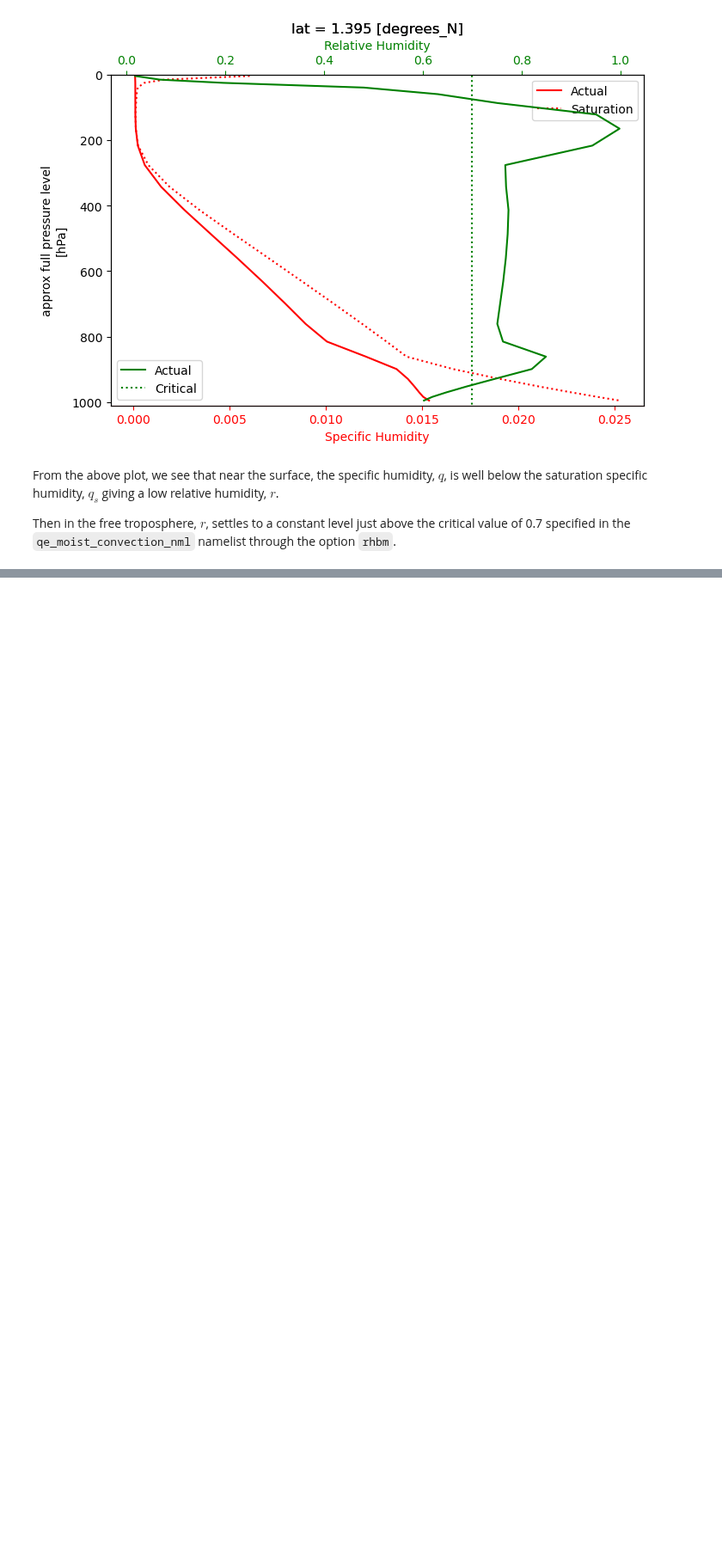
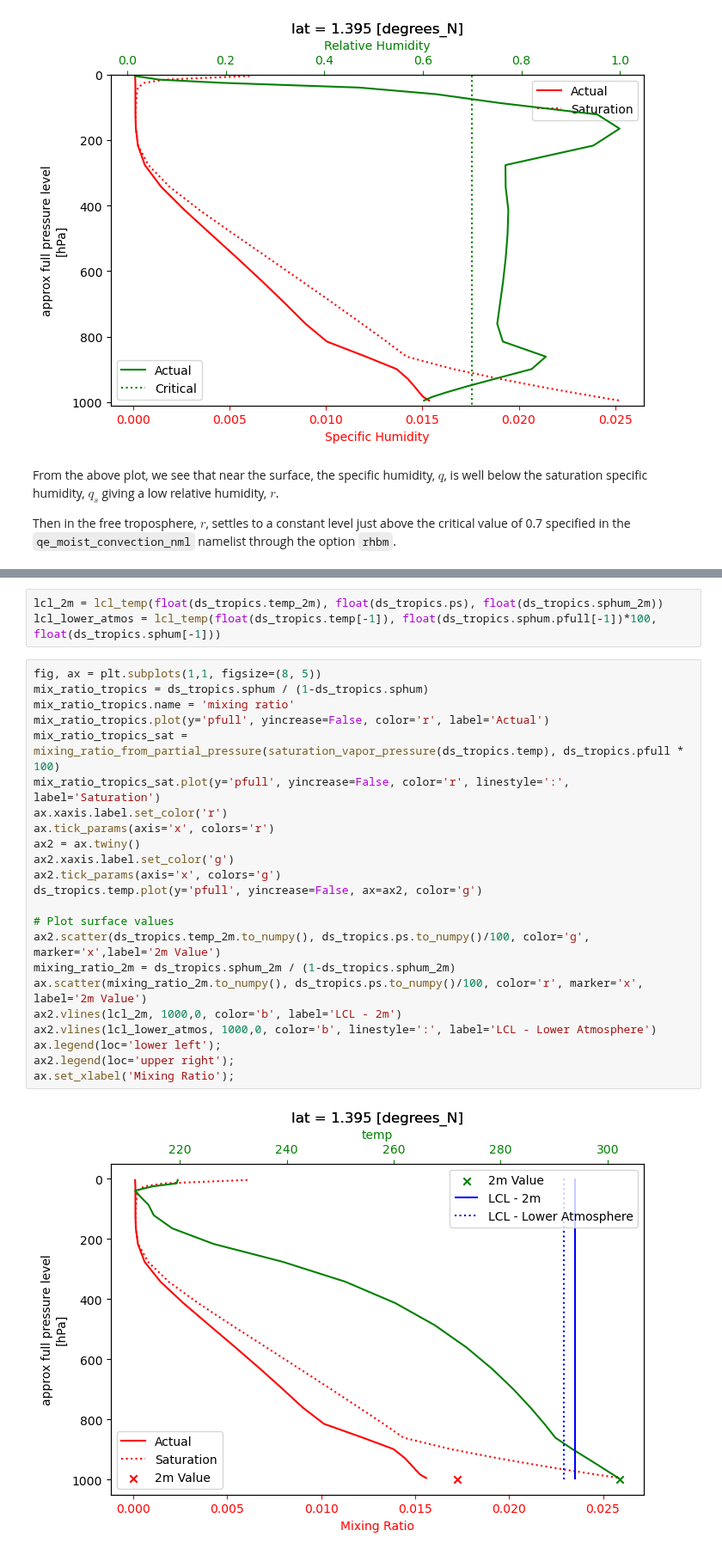
Before and after one commit to jduffield65/Isca, a Jupyter notebook: jobs/convective_coupling/aquaplanet/d5_sphum/sphum_analysis.ipynb, the cells around one changed output, grey strips where cells are left out. Shown at 86% size. Drawn from its saved outputs; the diff is of its cells as text; blank space fills up the shorter version.

```diff
--- a/jobs/convective_coupling/aquaplanet/d5_sphum/sphum_analysis.ipynb
+++ b/jobs/convective_coupling/aquaplanet/d5_sphum/sphum_analysis.ipynb
@@ -99,0 +107,28 @@ ax.set_title('Time and Zonal mean Moist Static Energy distribution');
+# %%
+lcl_2m = lcl_temp(float(ds_tropics.temp_2m), float(ds_tropics.ps), float(ds_tropics.sphum_2m))
+lcl_lower_atmos = lcl_temp(float(ds_tropics.temp[-1]), float(ds_tropics.sphum.pfull[-1])*100, float(ds_tropics.sphum[-1]))
+# %%
+fig, ax = plt.subplots(1,1, figsize=(8, 5))
+mix_ratio_tropics = ds_tropics.sphum / (1-ds_tropics.sphum)
+mix_ratio_tropics.name = 'mixing ratio'
+mix_ratio_tropics.plot(y='pfull', yincrease=False, color='r', label='Actual')
+mix_ratio_tropics_sat = mixing_ratio_from_partial_pressure(saturation_vapor_pressure(ds_tropics.temp), ds_tropics.pfull * 100)
+mix_ratio_tropics_sat.plot(y='pfull', yincrease=False, color='r', linestyle=':', label='Saturation')
+ax.xaxis.label.set_color('r')
+ax.tick_params(axis='x', colors='r')
+ax2 = ax.twiny()
+ax2.xaxis.label.set_color('g')
+ax2.tick_params(axis='x', colors='g')
+ds_tropics.temp.plot(y='pfull', yincrease=False, ax=ax2, color='g')
+
+# Plot surface values
+ax2.scatter(ds_tropics.temp_2m.to_numpy(), ds_tropics.ps.to_numpy()/100, color='g', marker='x',label='2m Value')
+mixing_ratio_2m = ds_tropics.sphum_2m / (1-ds_tropics.sphum_2m)
+ax.scatter(mixing_ratio_2m.to_numpy(), ds_tropics.ps.to_numpy()/100, color='r', marker='x', label='2m Value')
+ax2.vlines(lcl_2m, 1000,0, color='b', label='LCL - 2m')
+ax2.vlines(lcl_lower_atmos, 1000,0, color='b', linestyle=':', label='LCL - Lower Atmosphere')
+ax.legend(loc='lower left');
+ax2.legend(loc='upper right');
+ax.set_xlabel('Mixing Ratio');
+# %% [output]
+[figure, added]
```
Also changed, not shown: parts of 13 cells of this notebook, 2 other files.
